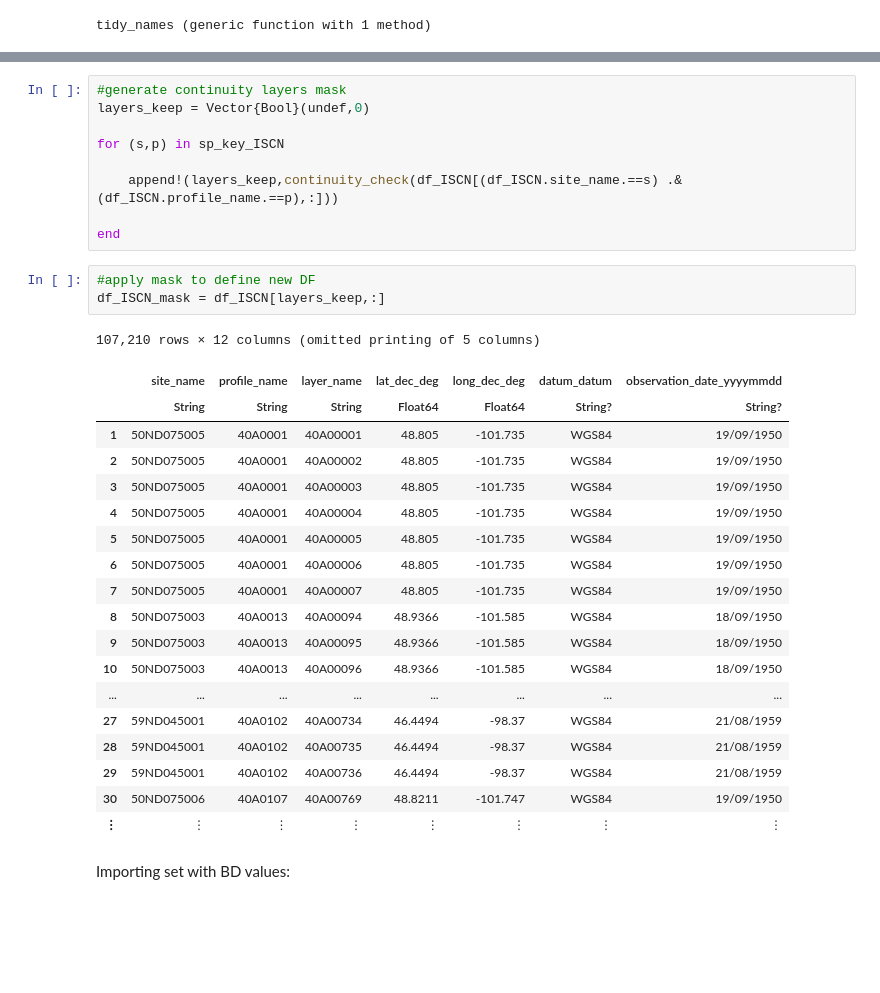
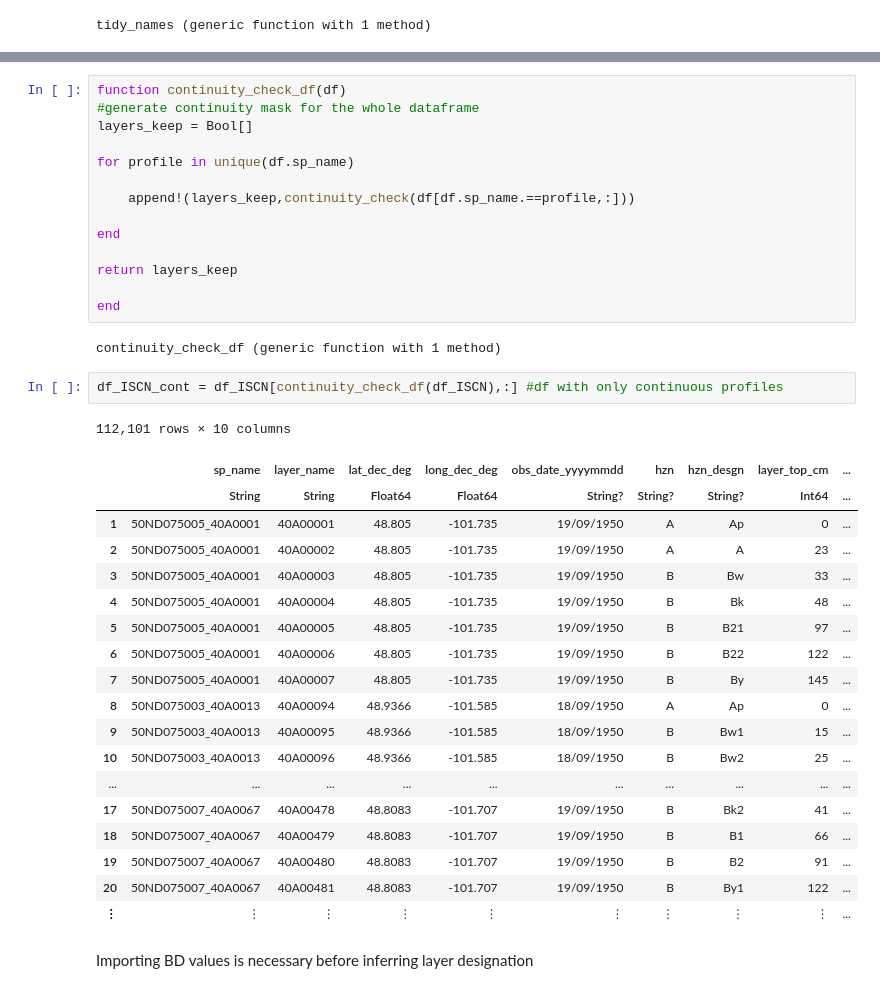
Before and after one commit to danvinci/soil_nb, a Jupyter notebook: orgc_storage_ISCN.ipynb, the cells around one changed output, grey strips where cells are left out. Cells and saved outputs as stored; diff of their text form; blank space fills up the shorter version.

Commit message:
Aligned process for ISCN to ISRIC/WISE ds

```diff
--- a/orgc_storage_ISCN.ipynb
+++ b/orgc_storage_ISCN.ipynb
@@ -181,37 +133,43 @@ sp_key_ISCN = unique([(row.site_name, row.profile_name) for row in eachrow(df_IS
-# %%
-#generate continuity layers mask
-layers_keep = Vector{Bool}(undef,0)
-
-for (s,p) in sp_key_ISCN
-
-    append!(layers_keep,continuity_check(df_ISCN[(df_ISCN.site_name.==s) .& (df_ISCN.profile_name.==p),:]))
-
-end
-# %%
-#apply mask to define new DF
-df_ISCN_mask = df_ISCN[layers_keep,:]
-# %% [output]
-107,210 rows × 12 columns (omitted printing of 5 columns)
-|  | site_name | profile_name | layer_name | lat_dec_deg | long_dec_deg | datum_datum | observation_date_yyyymmdd |
-|  | String | String | String | Float64 | Float64 | String? | String? |
-| 1 | 50ND075005 | 40A0001 | 40A00001 | 48.805 | -101.735 | WGS84 | 19/09/1950 |
-| 2 | 50ND075005 | 40A0001 | 40A00002 | 48.805 | -101.735 | WGS84 | 19/09/1950 |
-| 3 | 50ND075005 | 40A0001 | 40A00003 | 48.805 | -101.735 | WGS84 | 19/09/1950 |
-| 4 | 50ND075005 | 40A0001 | 40A00004 | 48.805 | -101.735 | WGS84 | 19/09/1950 |
-| 5 | 50ND075005 | 40A0001 | 40A00005 | 48.805 | -101.735 | WGS84 | 19/09/1950 |
-| 6 | 50ND075005 | 40A0001 | 40A00006 | 48.805 | -101.735 | WGS84 | 19/09/1950 |
-| 7 | 50ND075005 | 40A0001 | 40A00007 | 48.805 | -101.735 | WGS84 | 19/09/1950 |
-| 8 | 50ND075003 | 40A0013 | 40A00094 | 48.9366 | -101.585 | WGS84 | 18/09/1950 |
-| 9 | 50ND075003 | 40A0013 | 40A00095 | 48.9366 | -101.585 | WGS84 | 18/09/1950 |
-| 10 | 50ND075003 | 40A0013 | 40A00096 | 48.9366 | -101.585 | WGS84 | 18/09/1950 |
-| ... | ... | ... | ... | ... | ... | ... | ... |
-| 27 | 59ND045001 | 40A0102 | 40A00734 | 46.4494 | -98.37 | WGS84 | 21/08/1959 |
-| 28 | 59ND045001 | 40A0102 | 40A00735 | 46.4494 | -98.37 | WGS84 | 21/08/1959 |
-| 29 | 59ND045001 | 40A0102 | 40A00736 | 46.4494 | -98.37 | WGS84 | 21/08/1959 |
-| 30 | 50ND075006 | 40A0107 | 40A00769 | 48.8211 | -101.747 | WGS84 | 19/09/1950 |
-| ⋮ | ⋮ | ⋮ | ⋮ | ⋮ | ⋮ | ⋮ | ⋮ |
-# %% [markdown]
-Importing set with BD values:
+# %%
+function continuity_check_df(df)
+#generate continuity mask for the whole dataframe
+layers_keep = Bool[]
+
+for profile in unique(df.sp_name)
+
+    append!(layers_keep,continuity_check(df[df.sp_name.==profile,:]))
+
+end
+
+return layers_keep
+
+end
+# %% [output]
+continuity_check_df (generic function with 1 method)
+# %%
+df_ISCN_cont = df_ISCN[continuity_check_df(df_ISCN),:] #df with only continuous profiles
+# %% [output]
+112,101 rows × 10 columns
+|  | sp_name | layer_name | lat_dec_deg | long_dec_deg | obs_date_yyyymmdd | hzn | hzn_desgn | layer_top_cm | ... |
+|  | String | String | Float64 | Float64 | String? | String? | String? | Int64 | ... |
+| 1 | 50ND075005_40A0001 | 40A00001 | 48.805 | -101.735 | 19/09/1950 | A | Ap | 0 | ... |
+| 2 | 50ND075005_40A0001 | 40A00002 | 48.805 | -101.735 | 19/09/1950 | A | A | 23 | ... |
+| 3 | 50ND075005_40A0001 | 40A00003 | 48.805 | -101.735 | 19/09/1950 | B | Bw | 33 | ... |
+| 4 | 50ND075005_40A0001 | 40A00004 | 48.805 | -101.735 | 19/09/1950 | B | Bk | 48 | ... |
+| 5 | 50ND075005_40A0001 | 40A00005 | 48.805 | -101.735 | 19/09/1950 | B | B21 | 97 | ... |
+| 6 | 50ND075005_40A0001 | 40A00006 | 48.805 | -101.735 | 19/09/1950 | B | B22 | 122 | ... |
+| 7 | 50ND075005_40A0001 | 40A00007 | 48.805 | -101.735 | 19/09/1950 | B | By | 145 | ... |
+| 8 | 50ND075003_40A0013 | 40A00094 | 48.9366 | -101.585 | 18/09/1950 | A | Ap | 0 | ... |
+| 9 | 50ND075003_40A0013 | 40A00095 | 48.9366 | -101.585 | 18/09/1950 | B | Bw1 | 15 | ... |
+| 10 | 50ND075003_40A0013 | 40A00096 | 48.9366 | -101.585 | 18/09/1950 | B | Bw2 | 25 | ... |
+| ... | ... | ... | ... | ... | ... | ... | ... | ... | ... |
+| 17 | 50ND075007_40A0067 | 40A00478 | 48.8083 | -101.707 | 19/09/1950 | B | Bk2 | 41 | ... |
+| 18 | 50ND075007_40A0067 | 40A00479 | 48.8083 | -101.707 | 19/09/1950 | B | B1 | 66 | ... |
+| 19 | 50ND075007_40A0067 | 40A00480 | 48.8083 | -101.707 | 19/09/1950 | B | B2 | 91 | ... |
+| 20 | 50ND075007_40A0067 | 40A00481 | 48.8083 | -101.707 | 19/09/1950 | B | By1 | 122 | ... |
+| ⋮ | ⋮ | ⋮ | ⋮ | ⋮ | ⋮ | ⋮ | ⋮ | ⋮ | ... |
+# %% [markdown]
+Importing BD values is necessary before inferring layer designation
 # %%
 df_BD_pred_orig = CSV.read("ISCNTemplate_NRCS_BD_predictions.csv", DataFrame)
 # %% [output]
```
Also changed, not shown: parts of 43 cells of this notebook.
